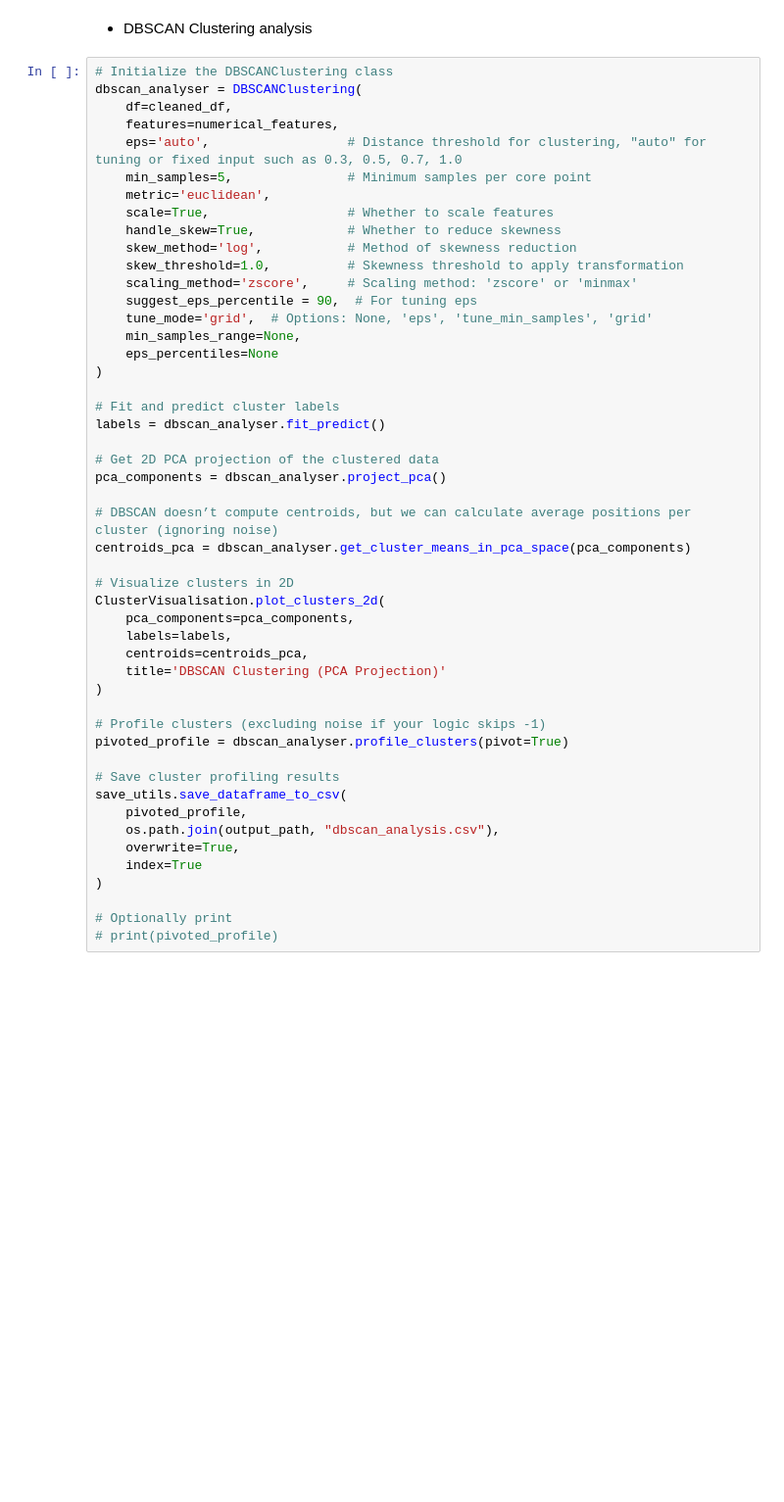
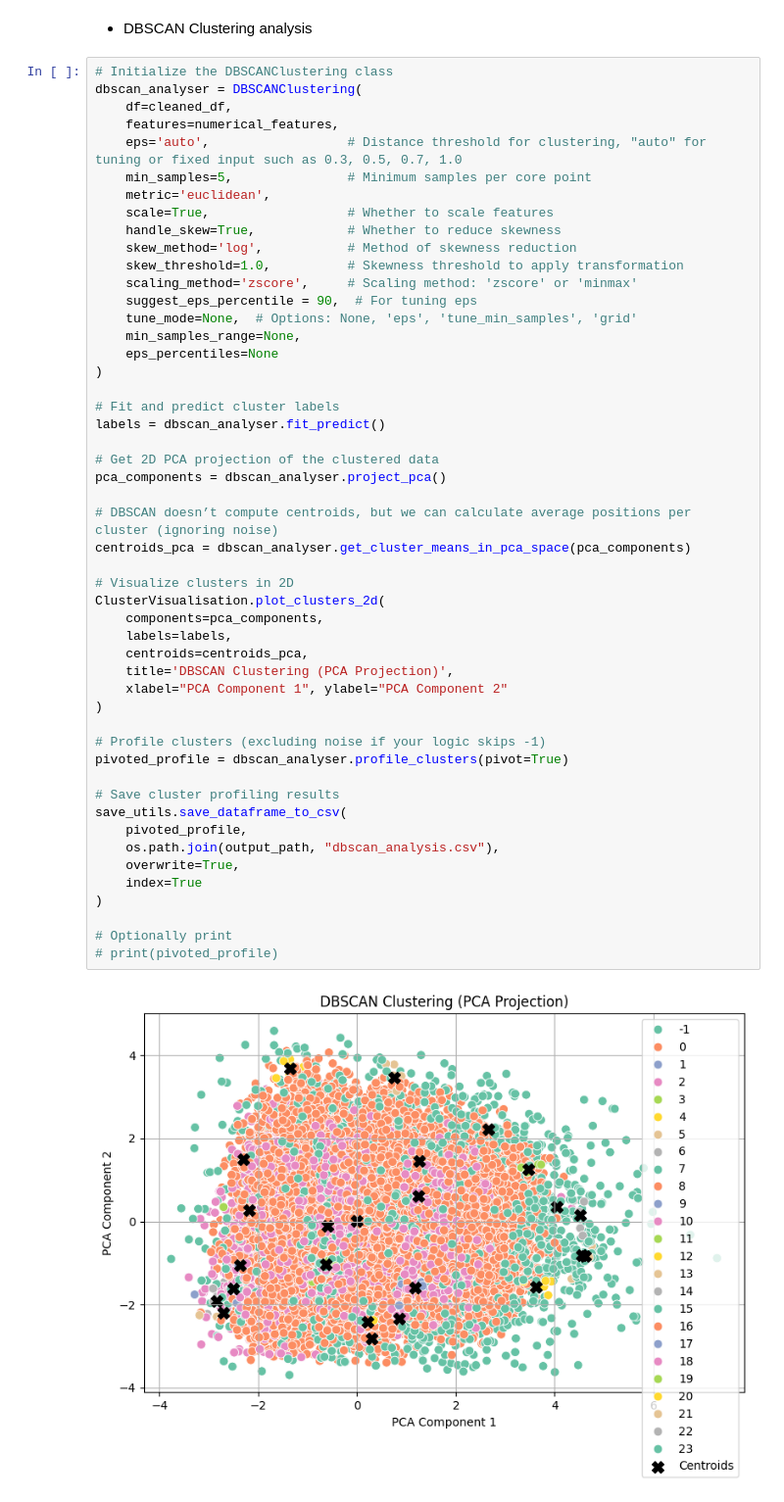
Before and after one commit to soleimanihamed/Daanish, a Jupyter notebook: projects/probability_of_default/main.ipynb, the cells around one changed output. Shown at 98% size. Drawn from its saved outputs; the diff is of its cells as text; blank space fills up the shorter version.

```diff
--- a/projects/probability_of_default/main.ipynb
+++ b/projects/probability_of_default/main.ipynb
@@ -716,39 +744,41 @@ dbscan_analyser = DBSCANClustering(
     skew_threshold=1.0,          # Skewness threshold to apply transformation
     scaling_method='zscore',     # Scaling method: 'zscore' or 'minmax'
     suggest_eps_percentile = 90,  # For tuning eps
-    tune_mode='grid',  # Options: None, 'eps', 'tune_min_samples', 'grid'
+    tune_mode=None,  # Options: None, 'eps', 'tune_min_samples', 'grid'
     min_samples_range=None,
     eps_percentiles=None
 )
 
 # Fit and predict cluster labels
 labels = dbscan_analyser.fit_predict()
 
 # Get 2D PCA projection of the clustered data
 pca_components = dbscan_analyser.project_pca()
 
 # DBSCAN doesn’t compute centroids, but we can calculate average positions per cluster (ignoring noise)
 centroids_pca = dbscan_analyser.get_cluster_means_in_pca_space(pca_components)
 
 # Visualize clusters in 2D
 ClusterVisualisation.plot_clusters_2d(
-    pca_components=pca_components,
+    components=pca_components,
     labels=labels,
     centroids=centroids_pca,
-    title='DBSCAN Clustering (PCA Projection)'
+    title='DBSCAN Clustering (PCA Projection)',
+    xlabel="PCA Component 1", ylabel="PCA Component 2"
 )
 
 # Profile clusters (excluding noise if your logic skips -1)
 pivoted_profile = dbscan_analyser.profile_clusters(pivot=True)
 
 # Save cluster profiling results
 save_utils.save_dataframe_to_csv(
     pivoted_profile,
     os.path.join(output_path, "dbscan_analysis.csv"),
     overwrite=True,
     index=True
 )
 
 # Optionally print
 # print(pivoted_profile)
 # %% [output]
+[figure, added]
```
Also changed, not shown: parts of 14 cells of this notebook, 7 other files.
